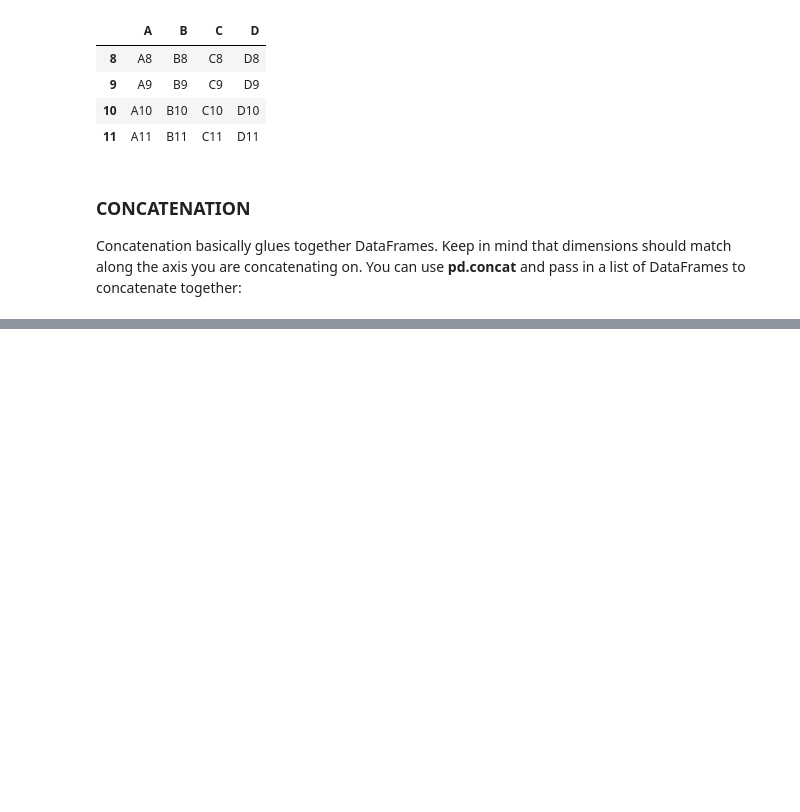
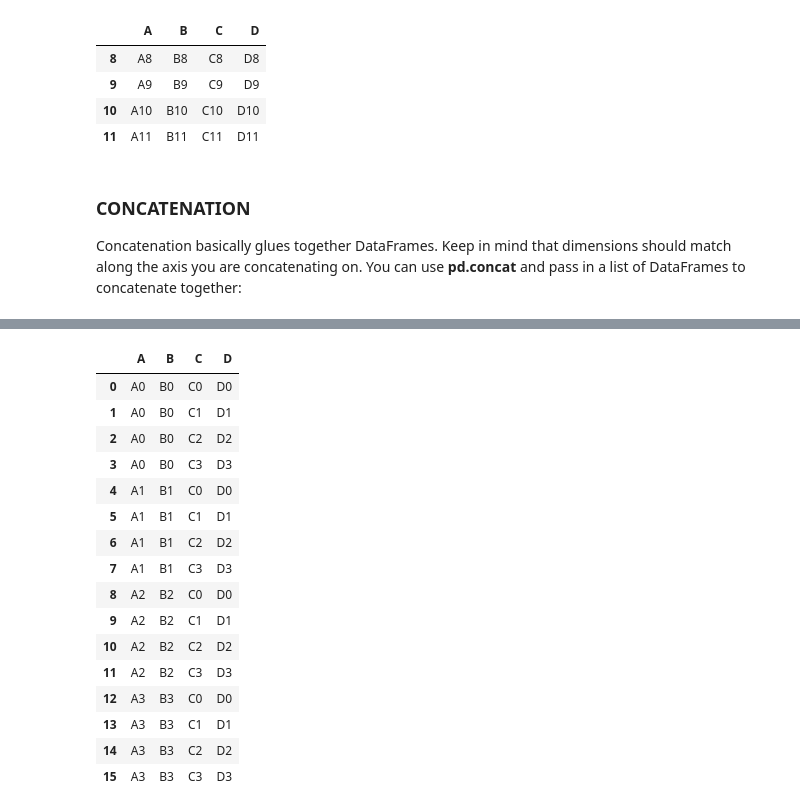
Before and after one commit to chaithrakc/DataScience-Bootcamp, a Jupyter notebook: S06Pandas/L08CombineDataFrames.ipynb, the cells around one changed output, grey strips where cells are left out. Drawn from its saved outputs; the diff is of its cells as text; code cells hidden in the pictures; blank space fills up the shorter version.

```diff
--- a/S06Pandas/L08CombineDataFrames.ipynb
+++ b/S06Pandas/L08CombineDataFrames.ipynb
@@ -93,0 +93,10 @@ pd.concat([df1,df2,df3],axis=1)
+# %%
+# example data frames
+
+# table1
+left = pd.DataFrame({
+    'key':['K0','K1','K2','K3'],
+    'A':['A0','A1','A2','A3'],
+    'B':['B0','B1','B2','B3']
+})
+left
@@ -93,0 +109,8 @@ pd.concat([df1,df2,df3],axis=1)
+# %%
+# table2
+right = pd.DataFrame({
+    'key':['K0','K1','K2','K4'],
+    'C':['C0','C1','C2','C3'],
+    'D':['D0','D1','D2','D3']
+})
+right
@@ -93,0 +252,3 @@ pd.concat([df1,df2,df3],axis=1)
+# %%
+left2 = left.set_index('key')
+left2
@@ -93,0 +262,3 @@ pd.concat([df1,df2,df3],axis=1)
+# %%
+right2 = right.set_index('key')
+right2
@@ -93,0 +316,20 @@ pd.concat([df1,df2,df3],axis=1)
+# %%
+left2.join(right2, how='cross')
+# %% [output]
+|  | A | B | C | D |
+| 0 | A0 | B0 | C0 | D0 |
+| 1 | A0 | B0 | C1 | D1 |
+| 2 | A0 | B0 | C2 | D2 |
+| 3 | A0 | B0 | C3 | D3 |
+| 4 | A1 | B1 | C0 | D0 |
+| 5 | A1 | B1 | C1 | D1 |
+| 6 | A1 | B1 | C2 | D2 |
+| 7 | A1 | B1 | C3 | D3 |
+| 8 | A2 | B2 | C0 | D0 |
+| 9 | A2 | B2 | C1 | D1 |
+| 10 | A2 | B2 | C2 | D2 |
+| 11 | A2 | B2 | C3 | D3 |
+| 12 | A3 | B3 | C0 | D0 |
+| 13 | A3 | B3 | C1 | D1 |
+| 14 | A3 | B3 | C2 | D2 |
+| 15 | A3 | B3 | C3 | D3 |
```
Also changed, not shown: parts of 27 cells of this notebook.
